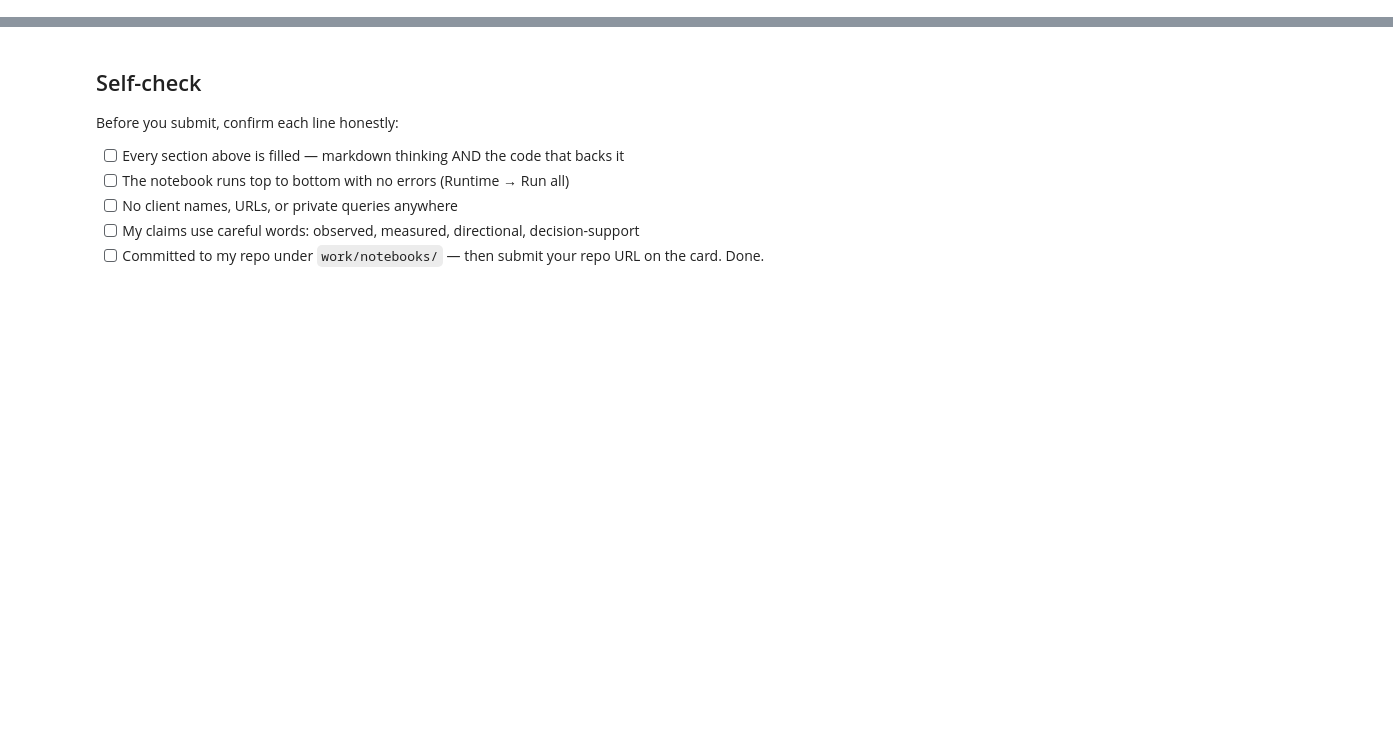
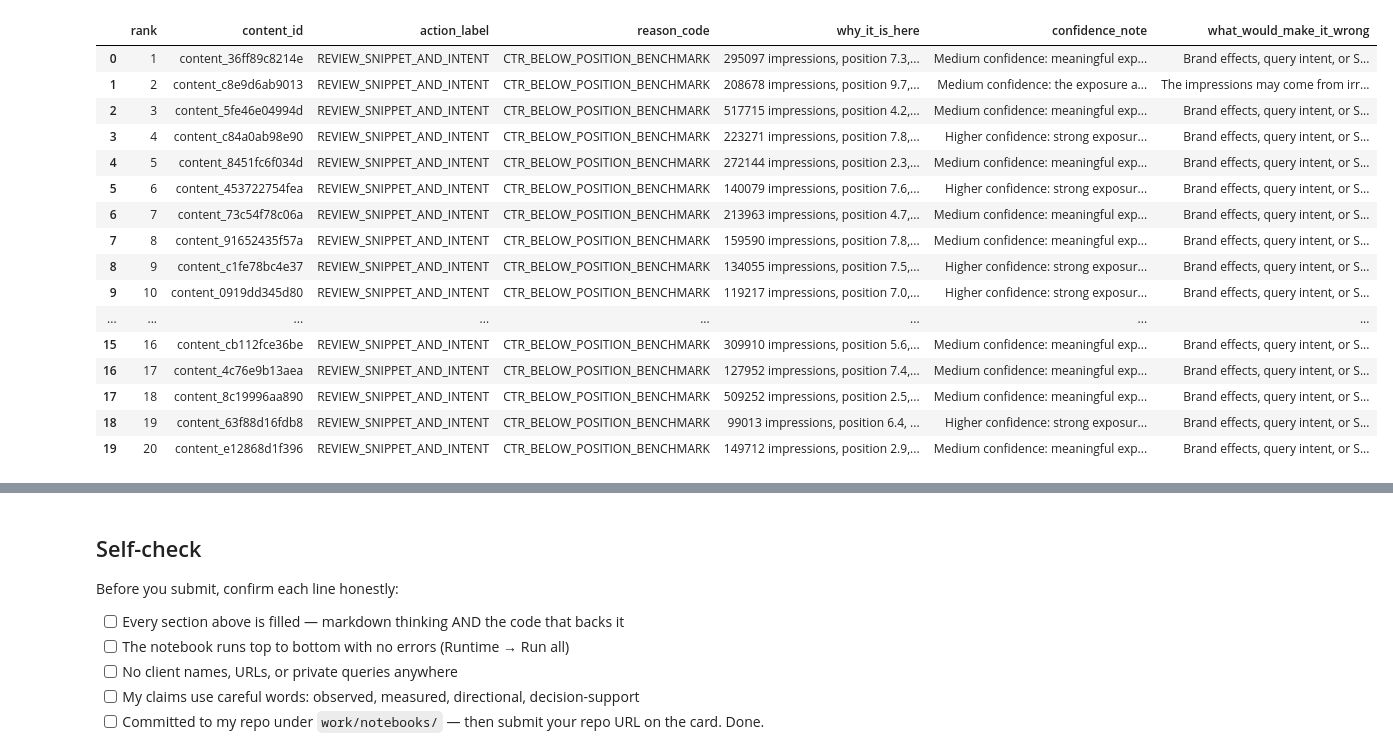
Before and after one commit to kevinwdt/flyrank-internship-ml, a Jupyter notebook: work/notebooks/w04_baseline_score.ipynb, the cells around one changed output, grey strips where cells are left out. Cells and saved outputs as stored; diff of their text form; code cells hidden in the pictures; blank space fills up the shorter version.

```diff
--- a/work/notebooks/w04_baseline_score.ipynb
+++ b/work/notebooks/w04_baseline_score.ipynb
@@ -12,0 +352,98 @@ This skeleton is yours to fill. Work the sections **in order** — each one has
+# %%
+# This cell is for CODE (numbers, a query, a check).
+# Write your text answer in the cell ABOVE this one — typing sentences here breaks Run All.
+
+top20 = queue.head(20).copy()
+
+def confidence_note(row):
+    if row["clicks_90d"] == 0:
+        return (
+            "Medium confidence: the exposure and CTR gap are large, "
+            "but zero clicks could reflect query mismatch or a data-quality issue."
+        )
+
+    if (
+        row["impressions_90d"] >= 2000
+        and row["positive_ctr_gap_pp"] >= 0.20
+    ):
+        return "Higher confidence: strong exposure and a large CTR gap."
+
+    if row["impressions_90d"] >= 1000:
+        return (
+            "Medium confidence: meaningful exposure, "
+            "but the cause of the CTR gap is uncertain."
+        )
+
+    return (
+        "Lower confidence: enough exposure to review, "
+        "but the measured opportunity is smaller."
+    )
+
+def wrong_reason(row):
+    if row["avg_position"] > 10:
+        return (
+            "Its CTR may be normal for lower search positions, "
+            "query intent, or SERP features."
+        )
+
+    if row["clicks_90d"] == 0:
+        return (
+            "The impressions may come from irrelevant queries or "
+            "there may be a tracking/data-quality issue."
+        )
+
+    return (
+        "Brand effects, query intent, or SERP features may explain "
+        "the CTR gap rather than the title or content."
+    )
+
+
+top20["confidence_note"] = top20.apply(
+    confidence_note,
+    axis=1
+)
+
+top20["what_would_make_it_wrong"] = top20.apply(
+    wrong_reason,
+    axis=1
+)
+
+top20["why_it_is_here"] = top20.apply(
+    lambda row: (
+        f"{row['impressions_90d']:.0f} impressions, "
+        f"position {row['avg_position']:.1f}, "
+        f"CTR {row['ctr']:.3f}% versus "
+        f"{row['expected_ctr_pct']:.3f}% benchmark."
+    ),
+    axis=1
+)
+
+review_columns = [
+    "rank",
+    "content_id",
+    "action_label",
+    "reason_code",
+    "why_it_is_here",
+    "confidence_note",
+    "what_would_make_it_wrong"
+]
+
+display(top20[review_columns])
+# %% [output]
+|  | rank | content_id | action_label | reason_code | why_it_is_here | confidence_note | what_would_make_it_wrong |
+| 0 | 1 | content_36ff89c8214e | REVIEW_SNIPPET_AND_INTENT | CTR_BELOW_POSITION_BENCHMARK | 295097 impressions, position 7.3,... | Medium confidence: meaningful exp... | Brand effects, query intent, or S... |
+| 1 | 2 | content_c8e9d6ab9013 | REVIEW_SNIPPET_AND_INTENT | CTR_BELOW_POSITION_BENCHMARK | 208678 impressions, position 9.7,... | Medium confidence: the exposure a... | The impressions may come from irr... |
+| 2 | 3 | content_5fe46e04994d | REVIEW_SNIPPET_AND_INTENT | CTR_BELOW_POSITION_BENCHMARK | 517715 impressions, position 4.2,... | Medium confidence: meaningful exp... | Brand effects, query intent, or S... |
+| 3 | 4 | content_c84a0ab98e90 | REVIEW_SNIPPET_AND_INTENT | CTR_BELOW_POSITION_BENCHMARK | 223271 impressions, position 7.8,... | Higher confidence: strong exposur... | Brand effects, query intent, or S... |
+| 4 | 5 | content_8451fc6f034d | REVIEW_SNIPPET_AND_INTENT | CTR_BELOW_POSITION_BENCHMARK | 272144 impressions, position 2.3,... | Medium confidence: meaningful exp... | Brand effects, query intent, or S... |
+| 5 | 6 | content_453722754fea | REVIEW_SNIPPET_AND_INTENT | CTR_BELOW_POSITION_BENCHMARK | 140079 impressions, position 7.6,... | Higher confidence: strong exposur... | Brand effects, query intent, or S... |
+| 6 | 7 | content_73c54f78c06a | REVIEW_SNIPPET_AND_INTENT | CTR_BELOW_POSITION_BENCHMARK | 213963 impressions, position 4.7,... | Medium confidence: meaningful exp... | Brand effects, query intent, or S... |
+| 7 | 8 | content_91652435f57a | REVIEW_SNIPPET_AND_INTENT | CTR_BELOW_POSITION_BENCHMARK | 159590 impressions, position 7.8,... | Medium confidence: meaningful exp... | Brand effects, query intent, or S... |
+| 8 | 9 | content_c1fe78bc4e37 | REVIEW_SNIPPET_AND_INTENT | CTR_BELOW_POSITION_BENCHMARK | 134055 impressions, position 7.5,... | Higher confidence: strong exposur... | Brand effects, query intent, or S... |
+| 9 | 10 | content_0919dd345d80 | REVIEW_SNIPPET_AND_INTENT | CTR_BELOW_POSITION_BENCHMARK | 119217 impressions, position 7.0,... | Higher confidence: strong exposur... | Brand effects, query intent, or S... |
+| ... | ... | ... | ... | ... | ... | ... | ... |
+| 15 | 16 | content_cb112fce36be | REVIEW_SNIPPET_AND_INTENT | CTR_BELOW_POSITION_BENCHMARK | 309910 impressions, position 5.6,... | Medium confidence: meaningful exp... | Brand effects, query intent, or S... |
+| 16 | 17 | content_4c76e9b13aea | REVIEW_SNIPPET_AND_INTENT | CTR_BELOW_POSITION_BENCHMARK | 127952 impressions, position 7.4,... | Medium confidence: meaningful exp... | Brand effects, query intent, or S... |
+| 17 | 18 | content_8c19996aa890 | REVIEW_SNIPPET_AND_INTENT | CTR_BELOW_POSITION_BENCHMARK | 509252 impressions, position 2.5,... | Medium confidence: meaningful exp... | Brand effects, query intent, or S... |
+| 18 | 19 | content_63f88d16fdb8 | REVIEW_SNIPPET_AND_INTENT | CTR_BELOW_POSITION_BENCHMARK | 99013 impressions, position 6.4, ... | Higher confidence: strong exposur... | Brand effects, query intent, or S... |
+| 19 | 20 | content_e12868d1f396 | REVIEW_SNIPPET_AND_INTENT | CTR_BELOW_POSITION_BENCHMARK | 149712 impressions, position 2.9,... | Medium confidence: meaningful exp... | Brand effects, query intent, or S... |
```
Also changed, not shown: parts of 24 cells of this notebook.
